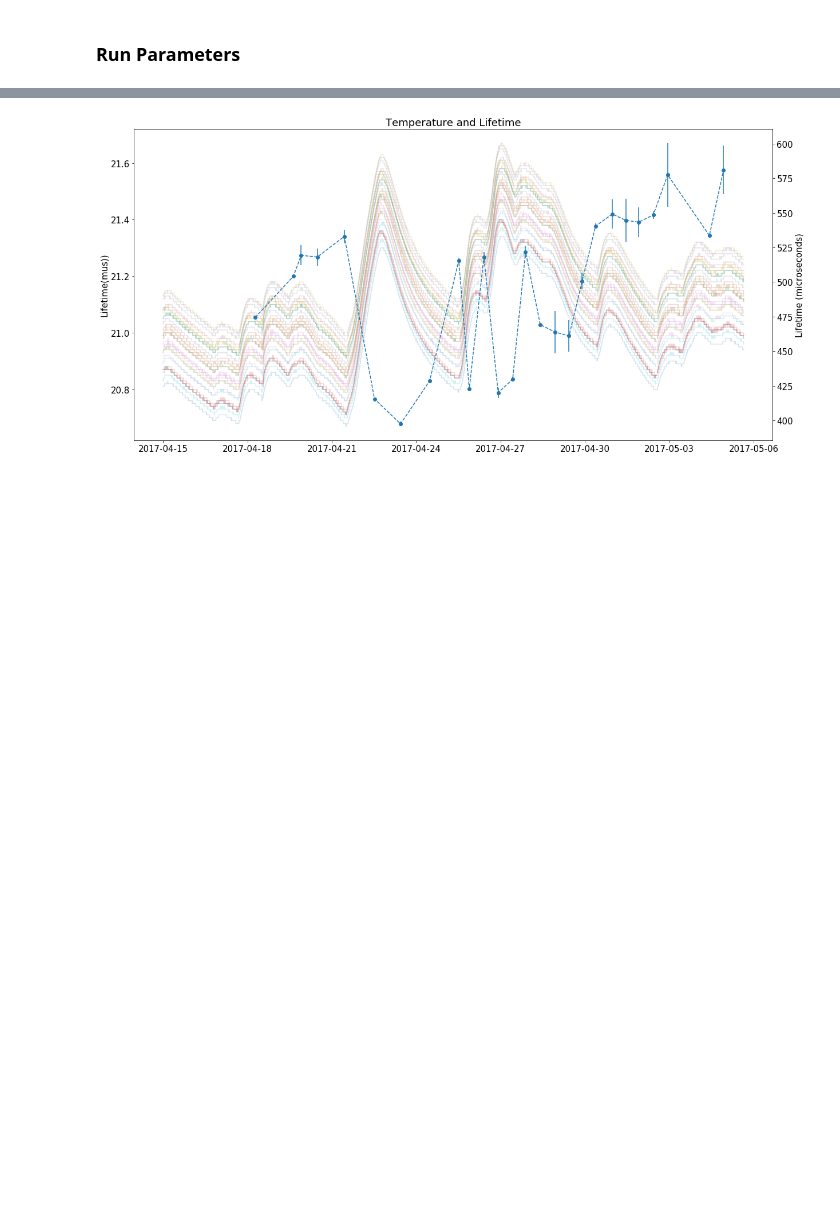
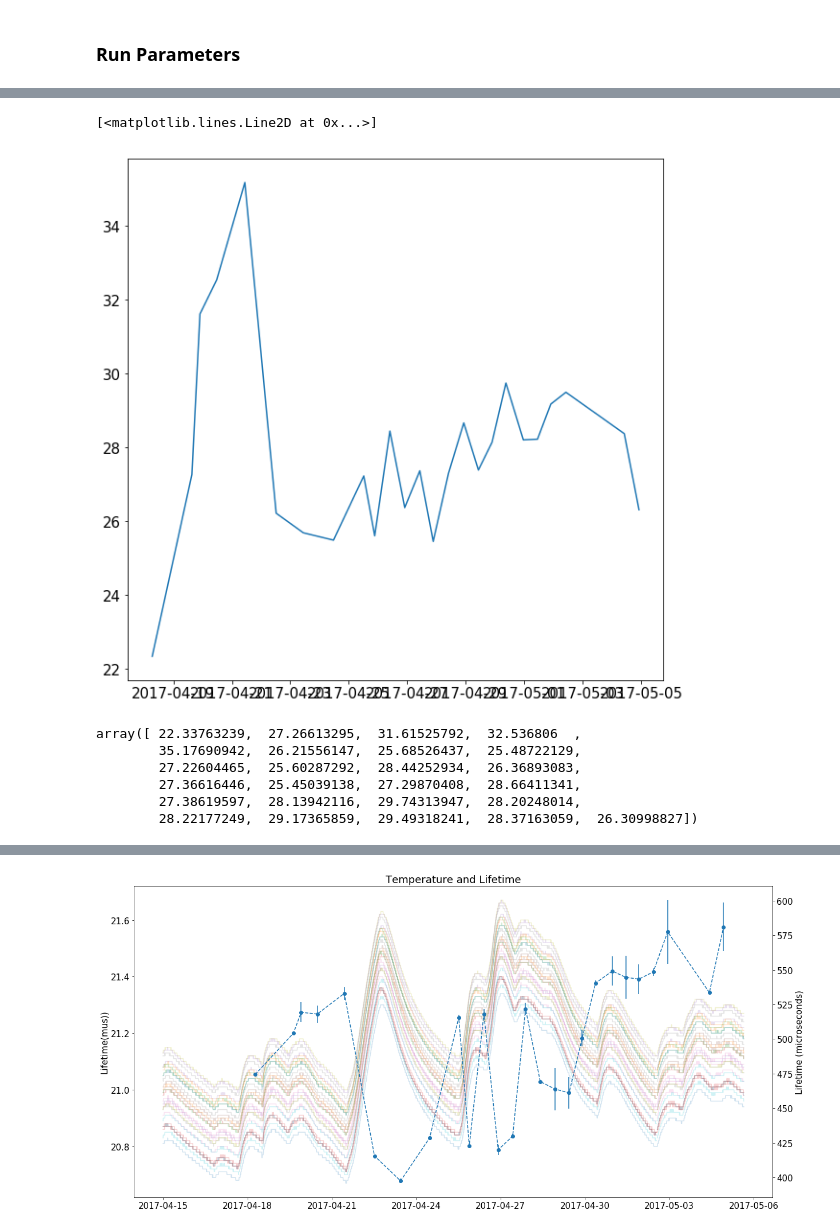
Before and after one commit to bpalmeiro/ICARO, a Jupyter notebook: icaro/Kryptonite/alphas-lifetime-all.ipynb, the cells around one changed output, grey strips where cells are left out. Saved outputs shown, nothing was run; the diff lists cells and outputs as text; code cells hidden in the pictures; blank space fills up the shorter version.

```diff
--- a/icaro/Kryptonite/alphas-lifetime-all.ipynb
+++ b/icaro/Kryptonite/alphas-lifetime-all.ipynb
@@ -215,3 +218,18 @@ plt.show()
+# %%
+plt.figure(figsize=(10,10))
+plt.plot(times, s2es / s1es)
+# %% [output]
+[<matplotlib.lines.Line2D at 0x...>]
+[figure, added]
+# %%
+s2es /s1es
+# %% [output]
+array([ 22.33763239,  27.26613295,  31.61525792,  32.536806  ,
+        35.17690942,  26.21556147,  25.68526437,  25.48722129,
+        27.22604465,  25.60287292,  28.44252934,  26.36893083,
+        27.36616446,  25.45039138,  27.29870408,  28.66411341,
+        27.38619597,  28.13942116,  29.74313947,  28.20248014,
+        28.22177249,  29.17365859,  29.49318241,  28.37163059,  26.30998827])
 # %%
 plog = os.path.join(os.environ['IC_DATA'], 'LSC/logs/pressure/Plot_Log/')
 
```
Also changed, not shown: parts of 6 cells of this notebook, 1 other file.
